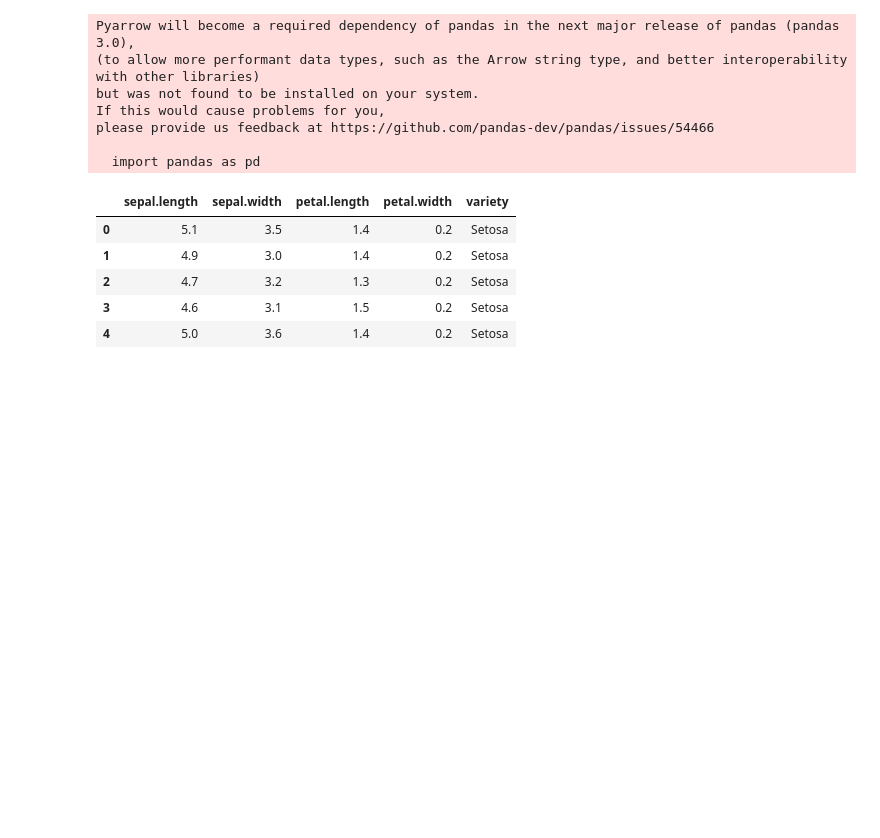
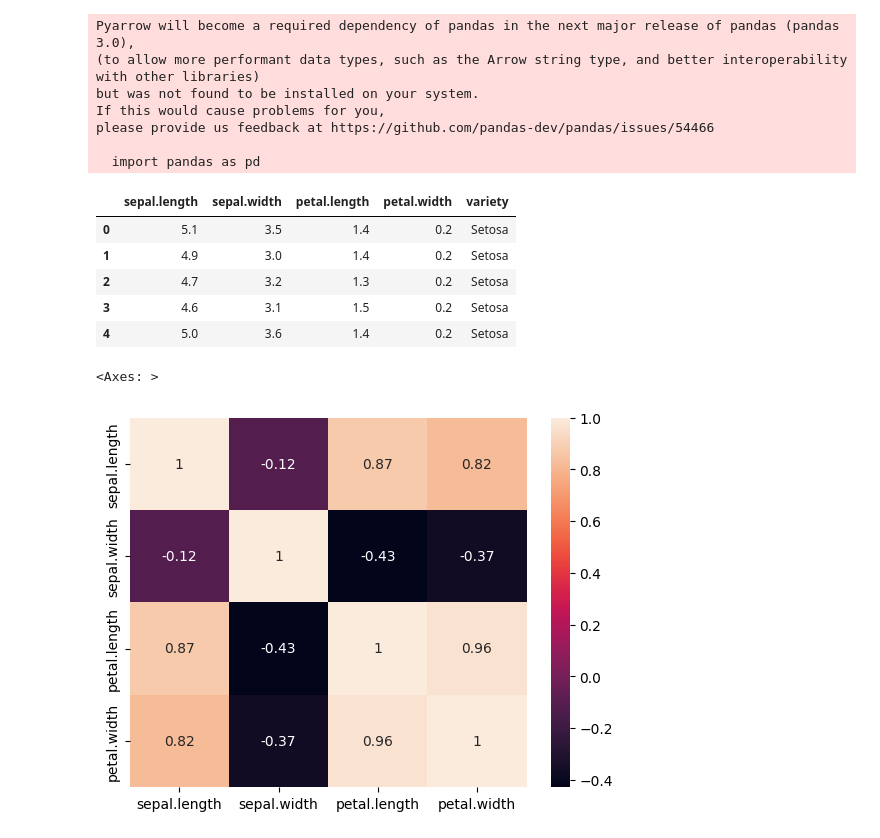
Before and after one commit to ivajazz/EDA_3, a Jupyter notebook: EDA_3_5.ipynb, the cells around one changed output. Drawn from its saved outputs; the diff is of its cells as text; code cells hidden in the pictures; blank space fills up the shorter version.

```diff
--- a/EDA_3_5.ipynb
+++ b/EDA_3_5.ipynb
@@ -18,3 +18,10 @@ iris.head()
 | 2 | 4.7 | 3.2 | 1.3 | 0.2 | Setosa |
 | 3 | 4.6 | 3.1 | 1.5 | 0.2 | Setosa |
 | 4 | 5.0 | 3.6 | 1.4 | 0.2 | Setosa |
+# %%
+import seaborn as sns
+
+sns.heatmap(iris.corr(numeric_only=True), annot=True)
+# %% [output]
+<Axes: >
+[figure, added]
```
